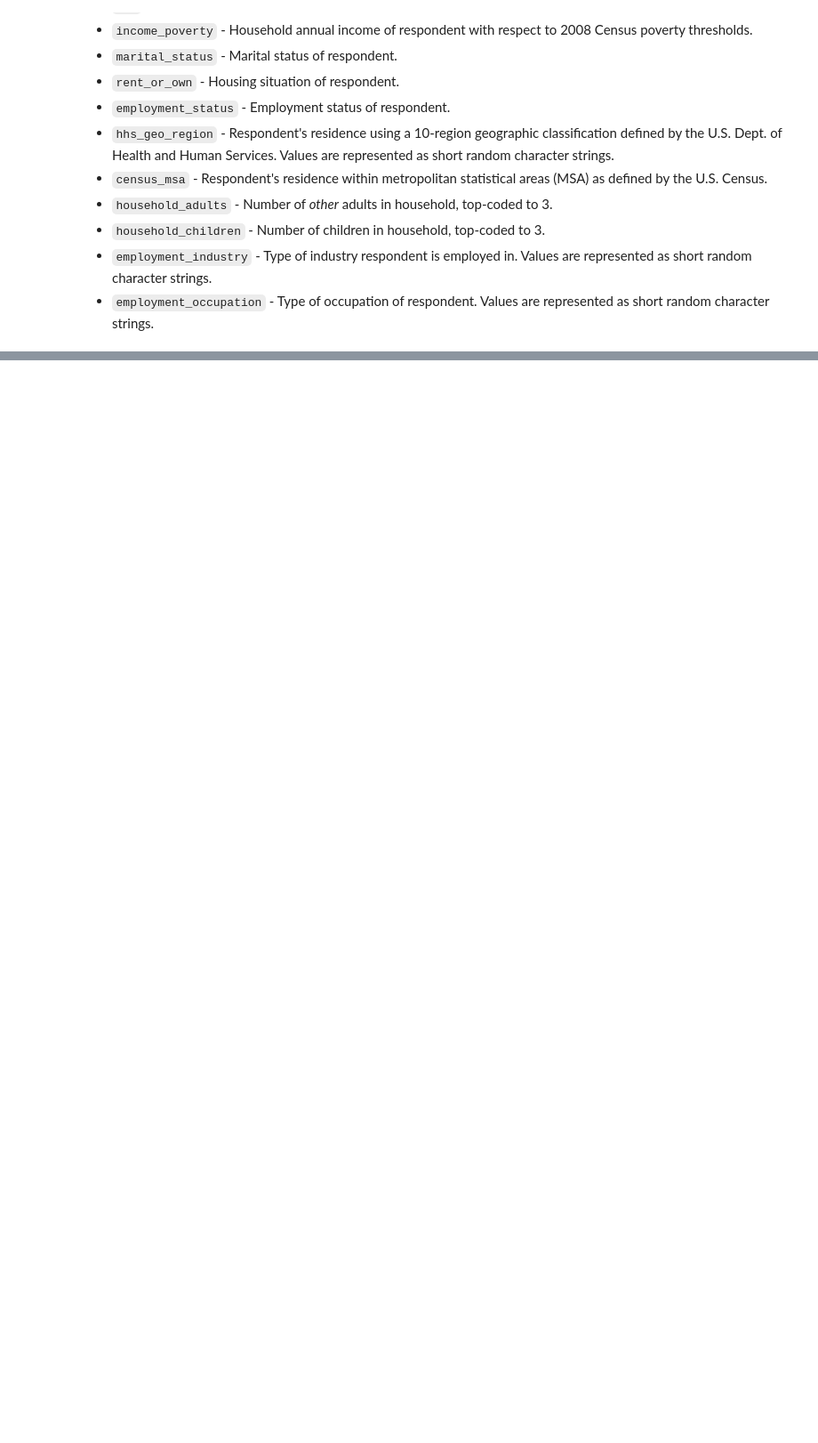
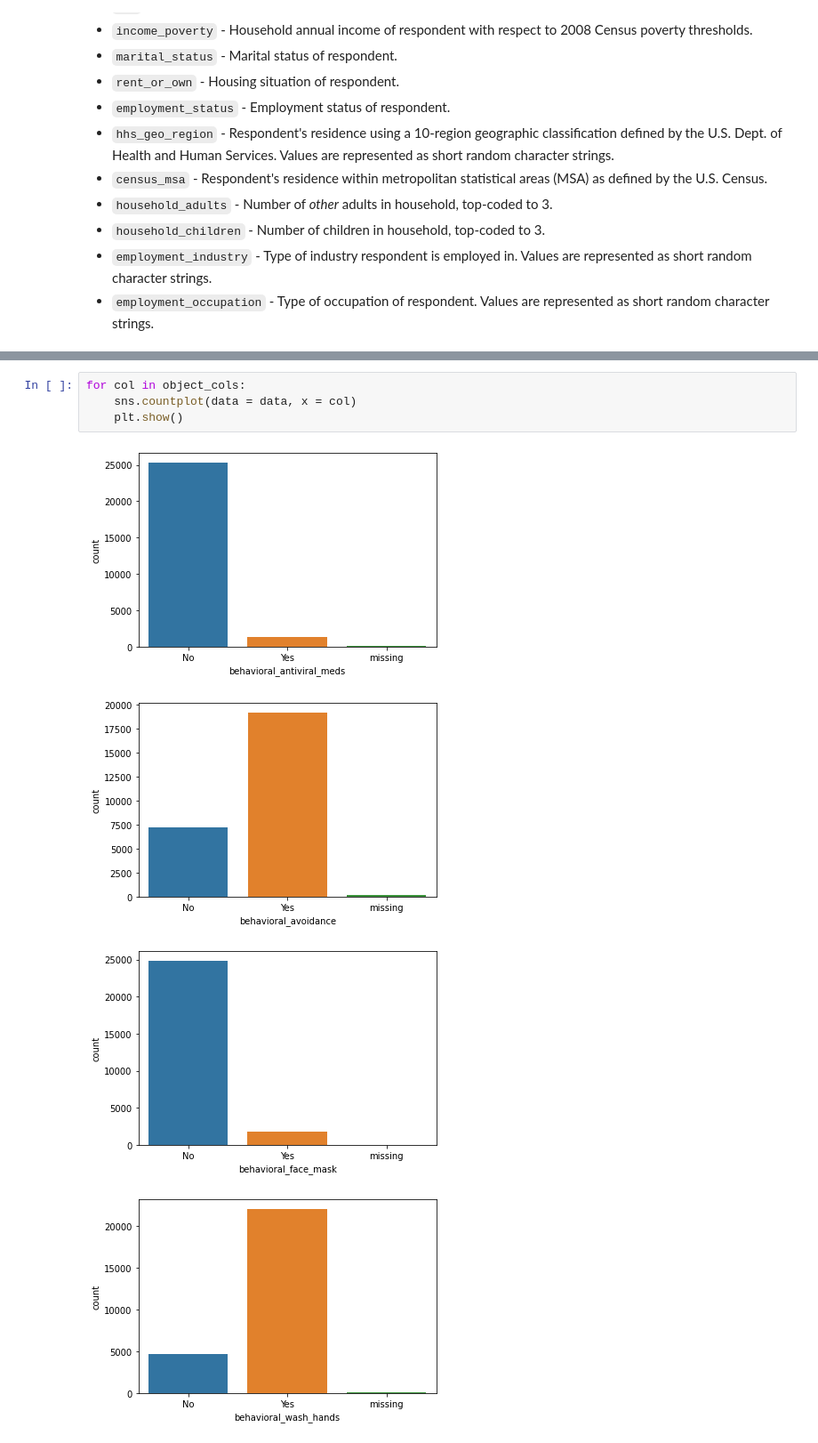
Before and after one commit to talanthier/h1n1-flu-vaccine-prediction, a Jupyter notebook: flu_exploration_01.ipynb, the cells around one changed output, grey strips where cells are left out. Shown at 89% size. Saved outputs shown, nothing was run; the diff lists cells and outputs as text; blank space fills up the shorter version.

```diff
--- a/flu_exploration_01.ipynb
+++ b/flu_exploration_01.ipynb
@@ -158,0 +174,9 @@ data[object_cols] = data[object_cols].fillna('missing') # fill missing as 'missi
+# %%
+for col in object_cols:
+    sns.countplot(data = data, x = col)
+    plt.show()
+# %% [output]
+[figure, added]
+[figure, added]
+[figure, added]
+[figure, added]
```
Also changed, not shown: parts of 14 cells of this notebook.
